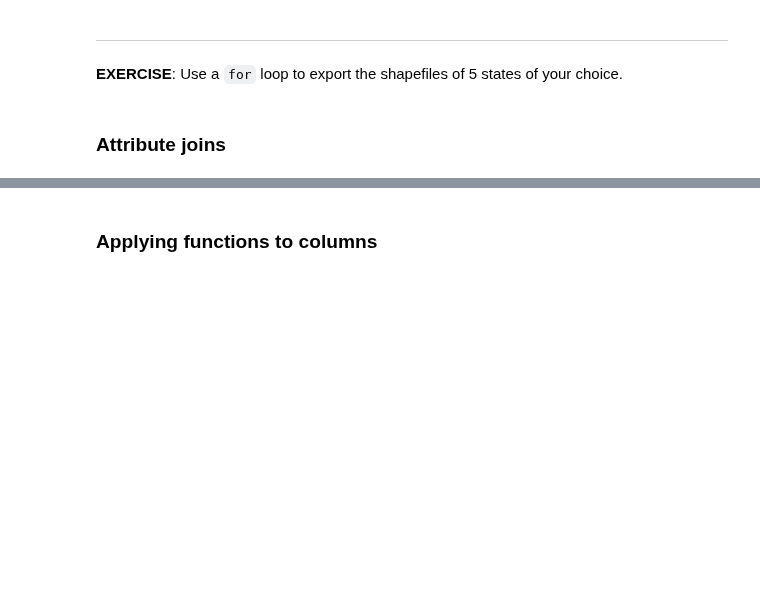
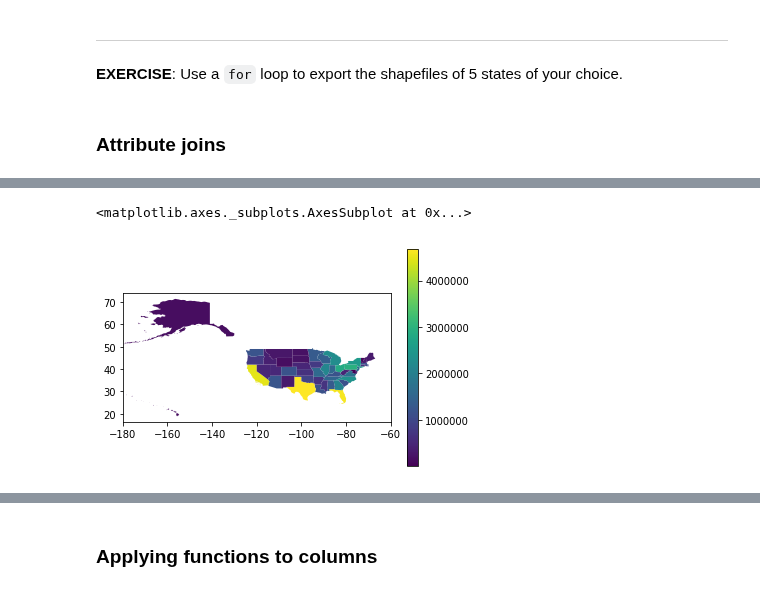
Before and after one commit to ashiklom/python-gis-notebooks, a Jupyter notebook: geopandas-intro.ipynb, the cells around one changed output, grey strips where cells are left out. Drawn from its saved outputs; the diff is of its cells as text; code cells hidden in the pictures; blank space fills up the shorter version.

```diff
--- a/geopandas-intro.ipynb
+++ b/geopandas-intro.ipynb
@@ -537,0 +469,9 @@ states.info()
+# %%
+election_file = os.path.join(data_dir, "president-bystate.csv")
+
+if not os.path.exists(election_file):
+    election_url = "https://dataverse.harvard.edu/api/access/datafile/3444051?format=original&gbrecs=true"
+    urllib.request.urlretrieve(election_url, election_file)
+
+election_full = pd.read_csv(election_file)
+election_full.head()
@@ -537,0 +534,6 @@ states.info()
+# %%
+election_geo = states.merge(
+    election_full,
+    left_on = "STUSPS",
+    right_on = "state_po"
+)
@@ -537,0 +555,22 @@ states.info()
+# %%
+import matplotlib.pyplot as plt
+
+# Set up two "subplots" within the figure:
+# One for for the map, and one for the legend.
+# This creates two objects, `fig` and `ax`.
+fig, ax = plt.subplots(1, 1)
+
+# This restricts the x-axis from -180 to -60 longitude.
+# Otherwise, the Aleutian islands end up on the far right of the plot.
+plt.xlim(-180, -60)
+
+# This draws the plot itself
+(election_geo[
+    (election_geo.year == 2016) &
+    (election_geo.party == "republican")]
+ .plot(ax = ax, column = "candidatevotes", legend = True))
+# `ax = ax` tells this to use the axes we've configured.
+# `legend = True` says to also plot the legend.
+# %% [output]
+<matplotlib.axes._subplots.AxesSubplot at 0x...>
+[figure, added]
```
Also changed, not shown: parts of 75 cells of this notebook.
